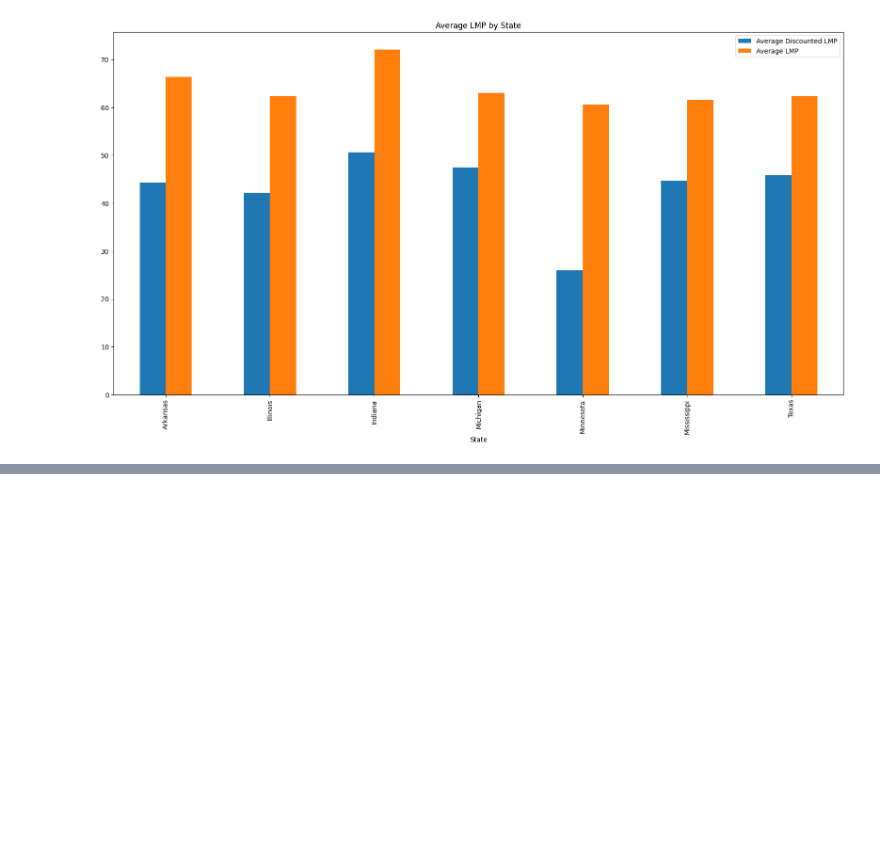
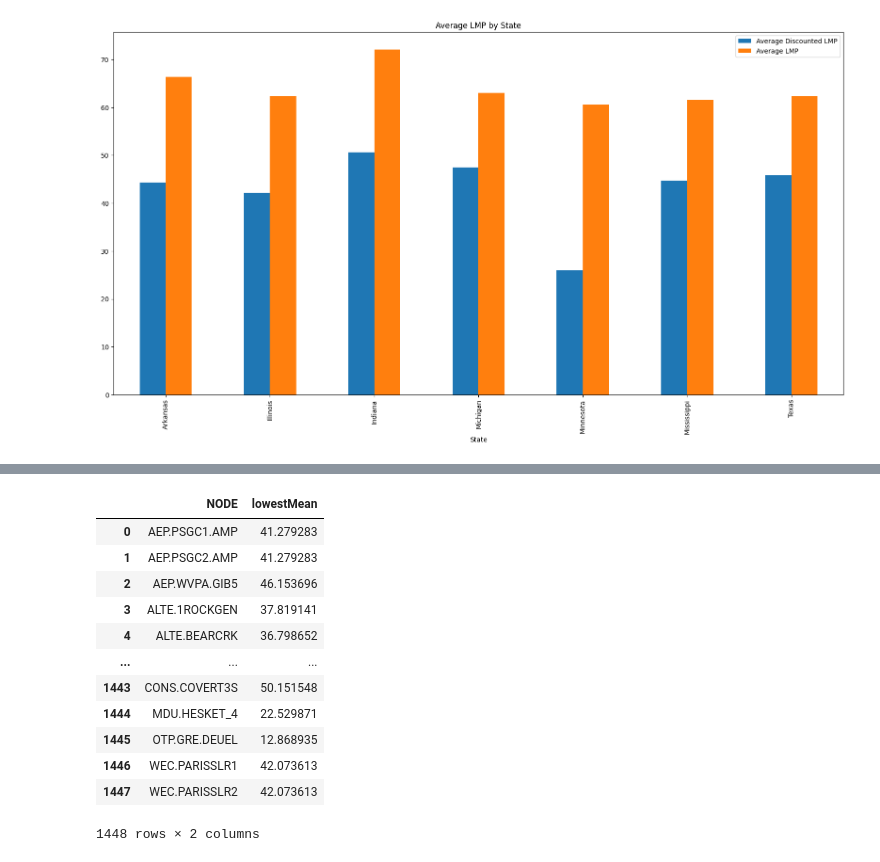
Before and after one commit to smorse93/Energy-Modeling, a Jupyter notebook: main.ipynb, the cells around one changed output, grey strips where cells are left out. Saved outputs shown, nothing was run; the diff lists cells and outputs as text; code cells hidden in the pictures; blank space fills up the shorter version.

```diff
--- a/main.ipynb
+++ b/main.ipynb
@@ -189,0 +219,46 @@ dfHUBAverages.plot(x='State', y=['Average Discounted LMP', 'Average LMP'], kind=
+# %%
+x = 10
+
+#for each NODE in dfNodesOctDecGroup
+for node in ListOfNodes:
+
+    # #seperate out by node
+    dfNodesOctDecGroupNode = dfNodesOctDecGroup.get_group(node)
+
+    #Create a new df with HE1-HE24 columns
+    dfNodesOctDecGroupNodeHE = dfNodesOctDecGroupNode[['HE1','HE2','HE3','HE4','HE5','HE6','HE7','HE8','HE9','HE10','HE11','HE12','HE13','HE14','HE15','HE16','HE17','HE18','HE19','HE20','HE21','HE22','HE23','HE24']]
+
+    #convert these to floats
+    dfNodesOctDecGroupNodeHE = dfNodesOctDecGroupNodeHE.astype(float)
+
+    #create columns that are sorted
+    (dfNodesOctDecGroupNodeHE['0'], dfNodesOctDecGroupNodeHE['1'], dfNodesOctDecGroupNodeHE['2'], dfNodesOctDecGroupNodeHE['3'], dfNodesOctDecGroupNodeHE['4'], dfNodesOctDecGroupNodeHE['5'], dfNodesOctDecGroupNodeHE['6'], dfNodesOctDecGroupNodeHE['7'],
+        dfNodesOctDecGroupNodeHE['8'], dfNodesOctDecGroupNodeHE['9'], dfNodesOctDecGroupNodeHE['10'], dfNodesOctDecGroupNodeHE['11'], dfNodesOctDecGroupNodeHE['12'], dfNodesOctDecGroupNodeHE['13'], dfNodesOctDecGroupNodeHE['14'], dfNodesOctDecGroupNodeHE['15'],
+        dfNodesOctDecGroupNodeHE['16'], dfNodesOctDecGroupNodeHE['17'], dfNodesOctDecGroupNodeHE['18'], dfNodesOctDecGroupNodeHE['19'], dfNodesOctDecGroupNodeHE['20'], dfNodesOctDecGroupNodeHE['21'], dfNodesOctDecGroupNodeHE['22'],
+        dfNodesOctDecGroupNodeHE['23'])= np.sort(dfNodesOctDecGroupNodeHE, axis=1)[:, :24].T
+
+    #get mean of x lowest and put in column lowest mean
+    dfNodesOctDecGroupNodeHE['lowestMean'] = dfNodesOctDecGroupNodeHE.iloc[:, 25:(25+x)].mean(axis=1)
+
+    #get mean of all of the values in column 'lowestMean'ArithmeticError
+    dfNodesOctDecGroupNodeHE['lowestMean'].mean()
+
+    #add the mean to the dfListOfNodes
+    dfListOfNodes.loc[dfListOfNodes['NODE'] == node, 'lowestMean'] = dfNodesOctDecGroupNodeHE['lowestMean'].mean()
+
+
+display(dfListOfNodes)
+# %% [output]
+|  | NODE | lowestMean |
+| 0 | AEP.PSGC1.AMP | 41.279283 |
+| 1 | AEP.PSGC2.AMP | 41.279283 |
+| 2 | AEP.WVPA.GIB5 | 46.153696 |
+| 3 | ALTE.1ROCKGEN | 37.819141 |
+| 4 | ALTE.BEARCRK | 36.798652 |
+| ... | ... | ... |
+| 1443 | CONS.COVERT3S | 50.151548 |
+| 1444 | MDU.HESKET_4 | 22.529871 |
+| 1445 | OTP.GRE.DEUEL | 12.868935 |
+| 1446 | WEC.PARISSLR1 | 42.073613 |
+| 1447 | WEC.PARISSLR2 | 42.073613 |
+1448 rows × 2 columns
```
Also changed, not shown: parts of 4 cells of this notebook, 2 other files.
